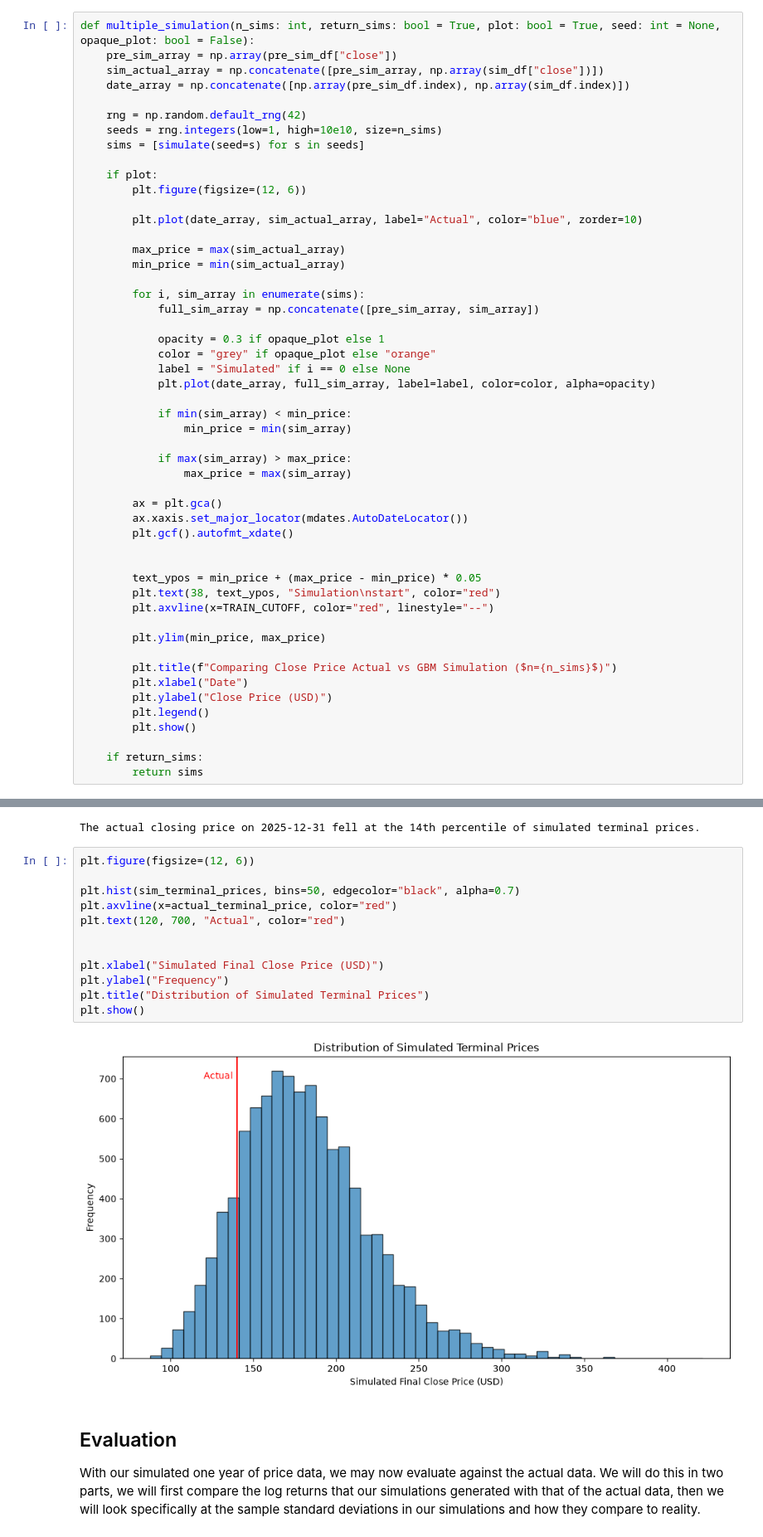
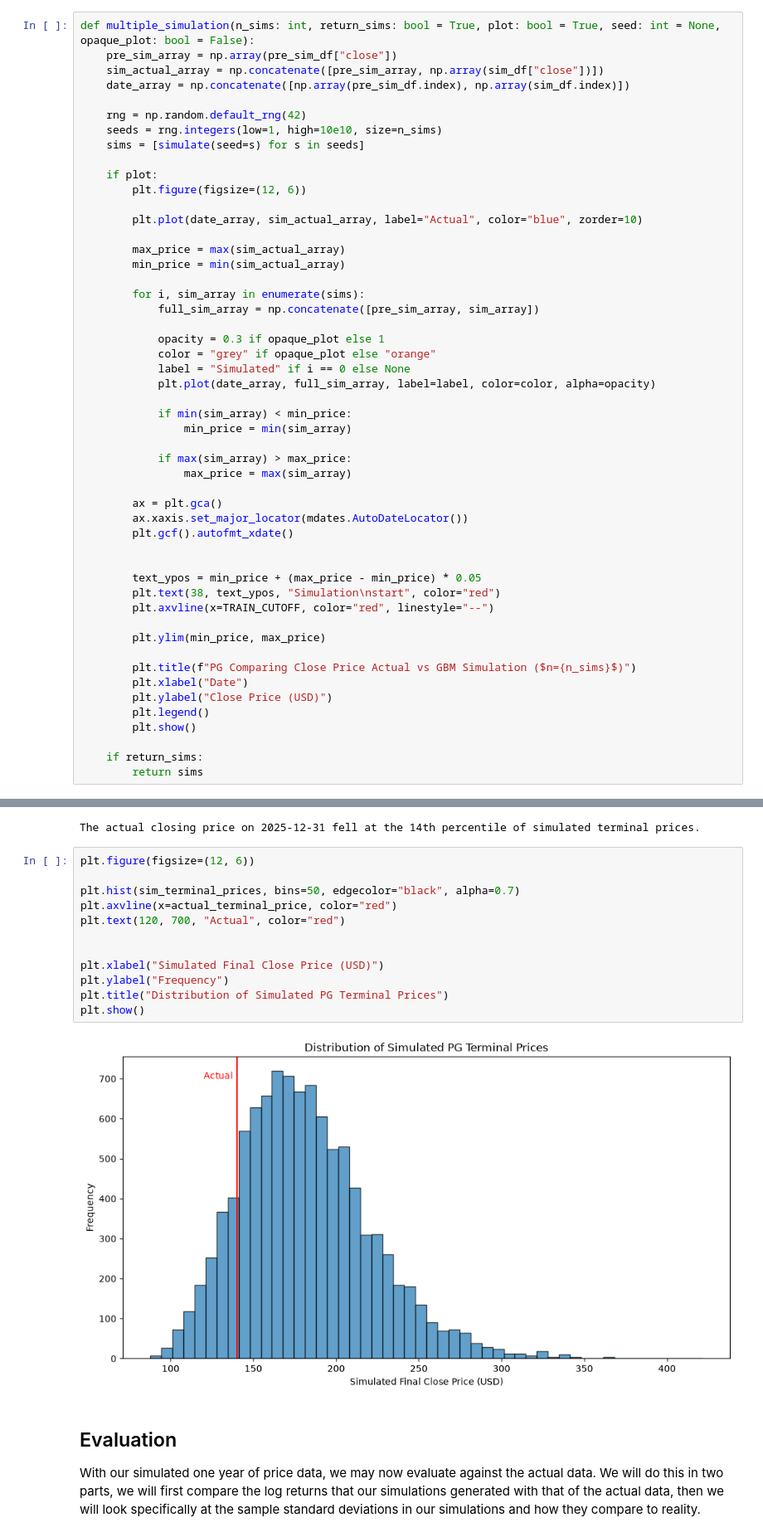
Before and after one commit to BenJonesData/equity-random-walk-exploration, a Jupyter notebook: notebooks/03_gbm_fitting_and_simulation.ipynb, the cells around one changed output, grey strips where cells are left out. Shown at 83% size. Drawn from its saved outputs; the diff is of its cells as text.

```diff
--- a/notebooks/03_gbm_fitting_and_simulation.ipynb
+++ b/notebooks/03_gbm_fitting_and_simulation.ipynb
@@ -98,7 +98,7 @@ def multiple_simulation(n_sims: int, return_sims: bool = True, plot: bool = True
 
         plt.ylim(min_price, max_price)
 
-        plt.title(f"Comparing Close Price Actual vs GBM Simulation ($n={n_sims}$)")
+        plt.title(f"PG Comparing Close Price Actual vs GBM Simulation ($n={n_sims}$)")
         plt.xlabel("Date")
         plt.ylabel("Close Price (USD)")
         plt.legend()
@@ -133,17 +133,17 @@ The actual closing price on 2025-12-31 fell at the 14th percentile of simulated
 # %%
 plt.figure(figsize=(12, 6))
 
 plt.hist(sim_terminal_prices, bins=50, edgecolor="black", alpha=0.7)
 plt.axvline(x=actual_terminal_price, color="red")
 plt.text(120, 700, "Actual", color="red")
 
 
 plt.xlabel("Simulated Final Close Price (USD)")
 plt.ylabel("Frequency")
-plt.title("Distribution of Simulated Terminal Prices")
+plt.title("Distribution of Simulated PG Terminal Prices")
 plt.show()
 # %% [output]
-[figure, old version]
+[figure, new version]
 # %% [markdown]
 ## Evaluation
 
```
Also changed, not shown: parts of 4 cells of this notebook, 2 other files.
